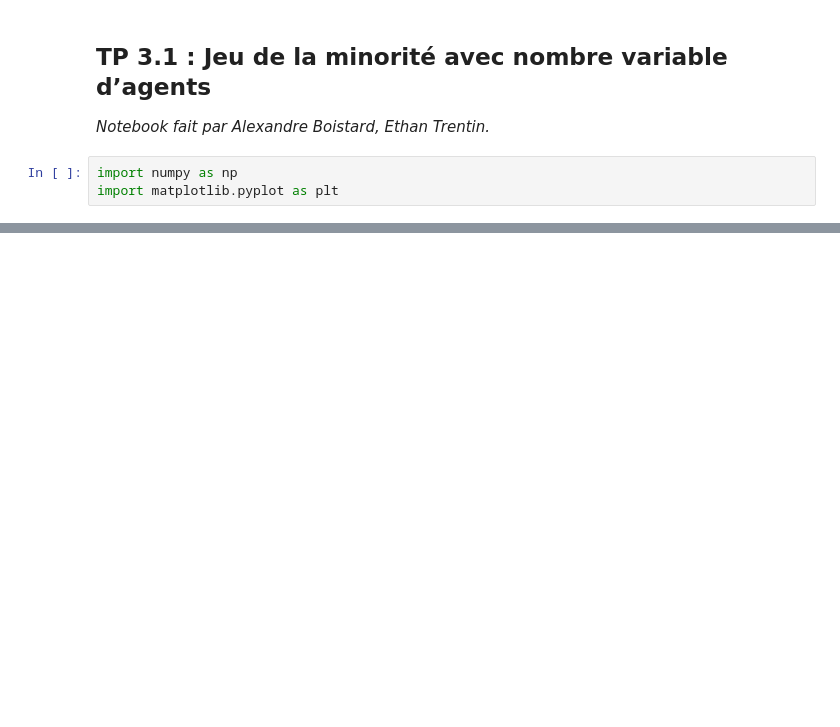
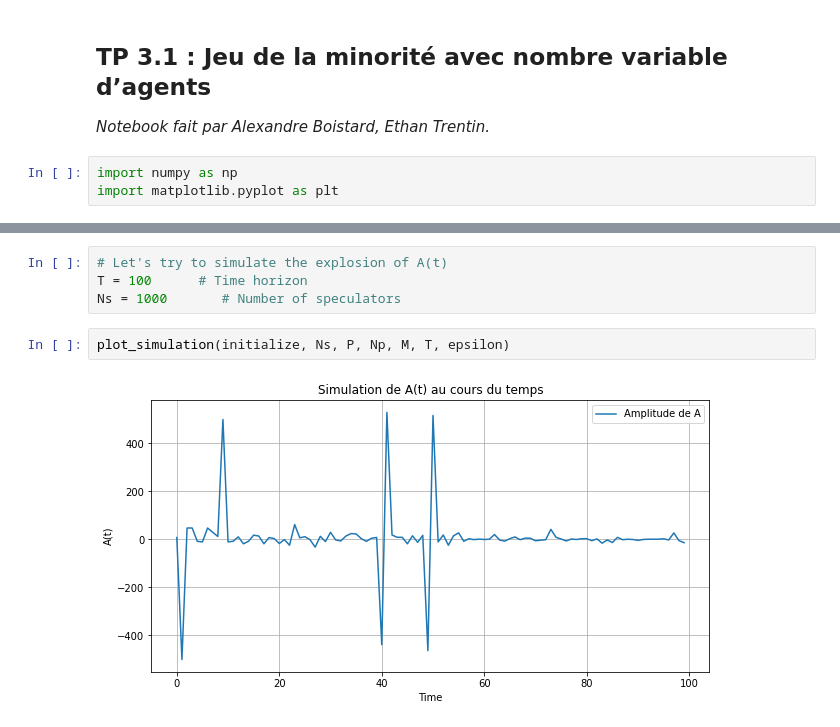
Before and after one commit to ethantrentin/Markets-Physic, a Jupyter notebook: TP5.ipynb, the cells around one changed output, grey strips where cells are left out. Cells and saved outputs as stored; diff of their text form; blank space fills up the shorter version.

```diff
--- a/TP5.ipynb
+++ b/TP5.ipynb
@@ -98,0 +111,8 @@ ValueError: x and y must have same first dimension, but have shapes (2000,) and
+# %%
+# Let's try to simulate the explosion of A(t)
+T = 100      # Time horizon
+Ns = 1000       # Number of speculators
+# %%
+plot_simulation(initialize, Ns, P, Np, M, T, epsilon)
+# %% [output]
+[figure, added]
```
Also changed, not shown: parts of 47 cells of this notebook.
